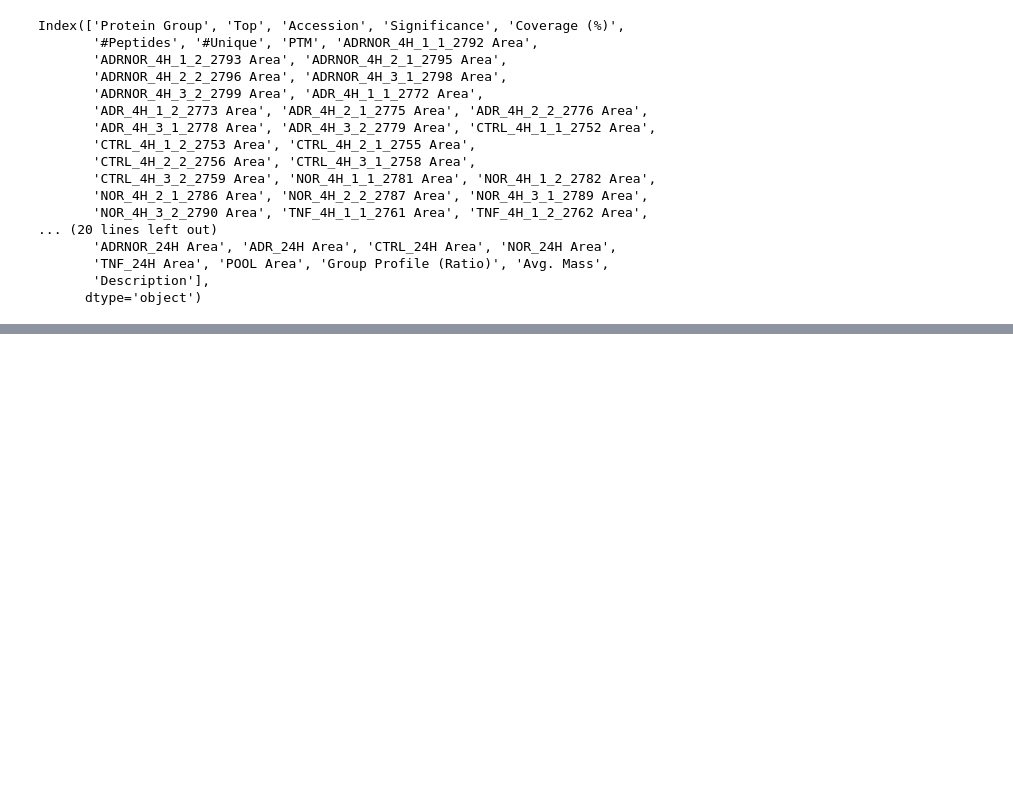
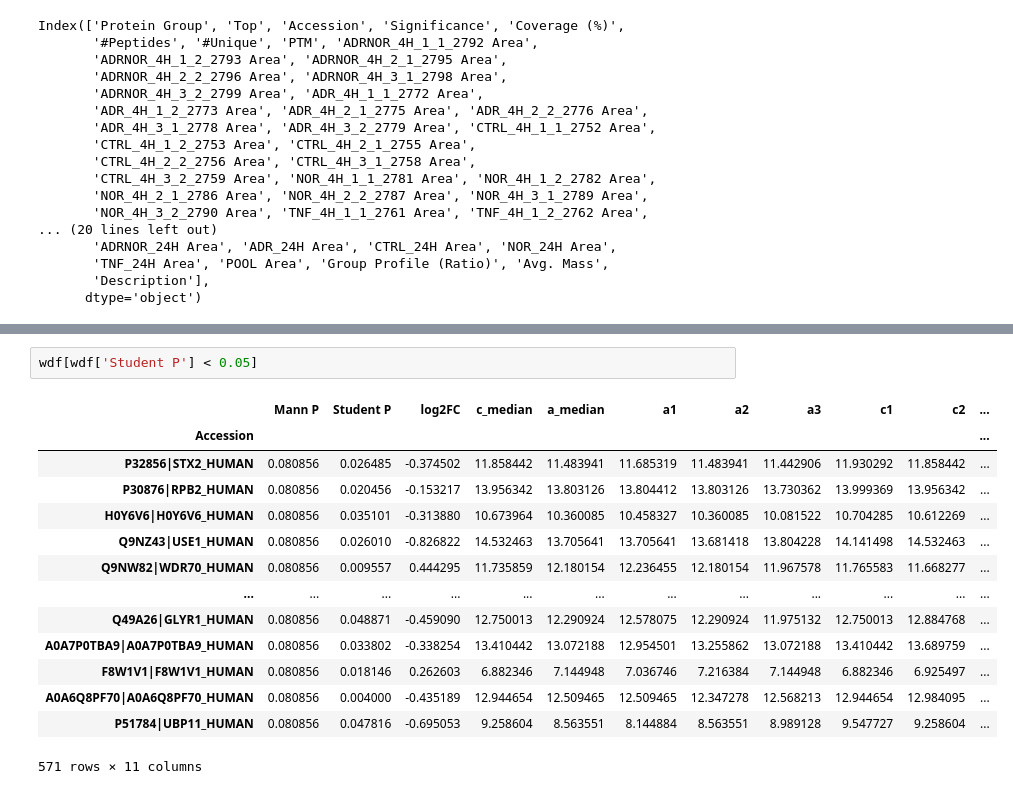
Before and after one commit to adelomana/vigur, a Jupyter notebook: 003.proteomics/analysis.ipynb, the cells around one changed output, grey strips where cells are left out. Cells and saved outputs as stored; diff of their text form; blank space fills up the shorter version.

```diff
--- a/003.proteomics/analysis.ipynb
+++ b/003.proteomics/analysis.ipynb
@@ -102,0 +167,17 @@ Length: 100, dtype: float64
+# %%
+wdf[wdf['Student P'] < 0.05]
+# %% [output]
+|  | Mann P | Student P | log2FC | c_median | a_median | a1 | a2 | a3 | c1 | c2 | ... |
+| Accession |  |  |  |  |  |  |  |  |  |  | ... |
+| P32856|STX2_HUMAN | 0.080856 | 0.026485 | -0.374502 | 11.858442 | 11.483941 | 11.685319 | 11.483941 | 11.442906 | 11.930292 | 11.858442 | ... |
+| P30876|RPB2_HUMAN | 0.080856 | 0.020456 | -0.153217 | 13.956342 | 13.803126 | 13.804412 | 13.803126 | 13.730362 | 13.999369 | 13.956342 | ... |
+| H0Y6V6|H0Y6V6_HUMAN | 0.080856 | 0.035101 | -0.313880 | 10.673964 | 10.360085 | 10.458327 | 10.360085 | 10.081522 | 10.704285 | 10.612269 | ... |
+| Q9NZ43|USE1_HUMAN | 0.080856 | 0.026010 | -0.826822 | 14.532463 | 13.705641 | 13.705641 | 13.681418 | 13.804228 | 14.141498 | 14.532463 | ... |
+| Q9NW82|WDR70_HUMAN | 0.080856 | 0.009557 | 0.444295 | 11.735859 | 12.180154 | 12.236455 | 12.180154 | 11.967578 | 11.765583 | 11.668277 | ... |
+| ... | ... | ... | ... | ... | ... | ... | ... | ... | ... | ... | ... |
+| Q49A26|GLYR1_HUMAN | 0.080856 | 0.048871 | -0.459090 | 12.750013 | 12.290924 | 12.578075 | 12.290924 | 11.975132 | 12.750013 | 12.884768 | ... |
+| A0A7P0TBA9|A0A7P0TBA9_HUMAN | 0.080856 | 0.033802 | -0.338254 | 13.410442 | 13.072188 | 12.954501 | 13.255862 | 13.072188 | 13.410442 | 13.689759 | ... |
+| F8W1V1|F8W1V1_HUMAN | 0.080856 | 0.018146 | 0.262603 | 6.882346 | 7.144948 | 7.036746 | 7.216384 | 7.144948 | 6.882346 | 6.925497 | ... |
+| A0A6Q8PF70|A0A6Q8PF70_HUMAN | 0.080856 | 0.004000 | -0.435189 | 12.944654 | 12.509465 | 12.509465 | 12.347278 | 12.568213 | 12.944654 | 12.984095 | ... |
+| P51784|UBP11_HUMAN | 0.080856 | 0.047816 | -0.695053 | 9.258604 | 8.563551 | 8.144884 | 8.563551 | 8.989128 | 9.547727 | 9.258604 | ... |
+571 rows × 11 columns
```
Also changed, not shown: parts of 16 cells of this notebook, 6 other files.
